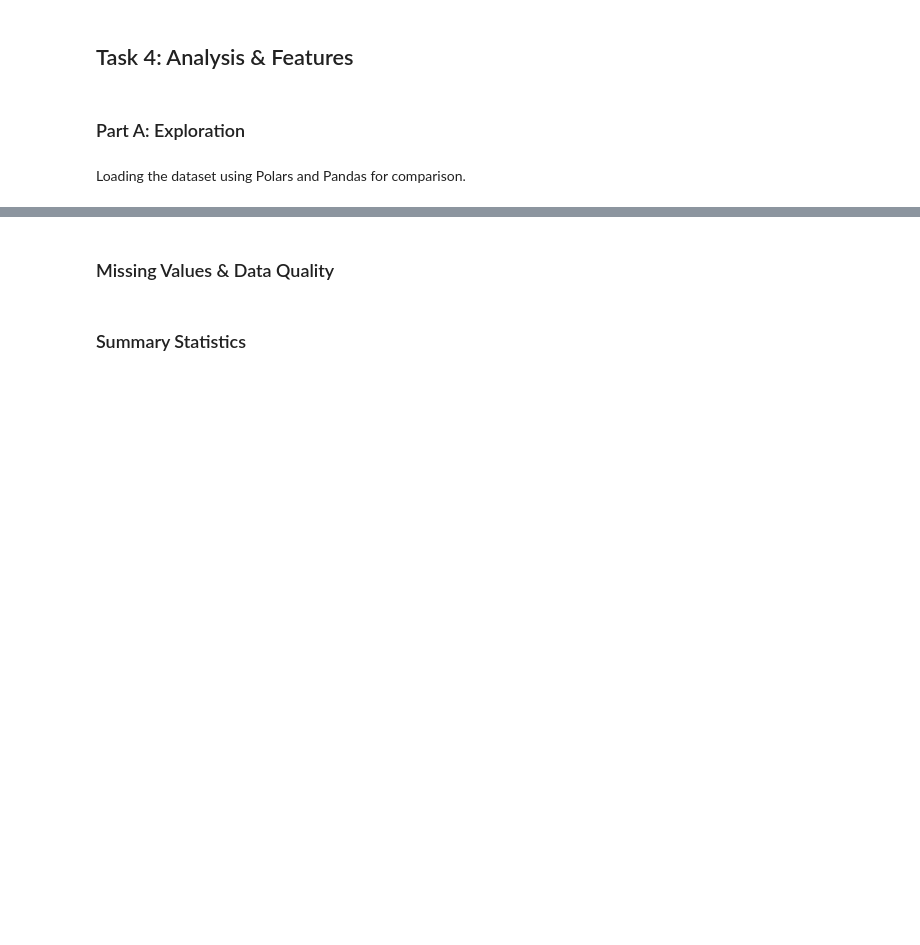
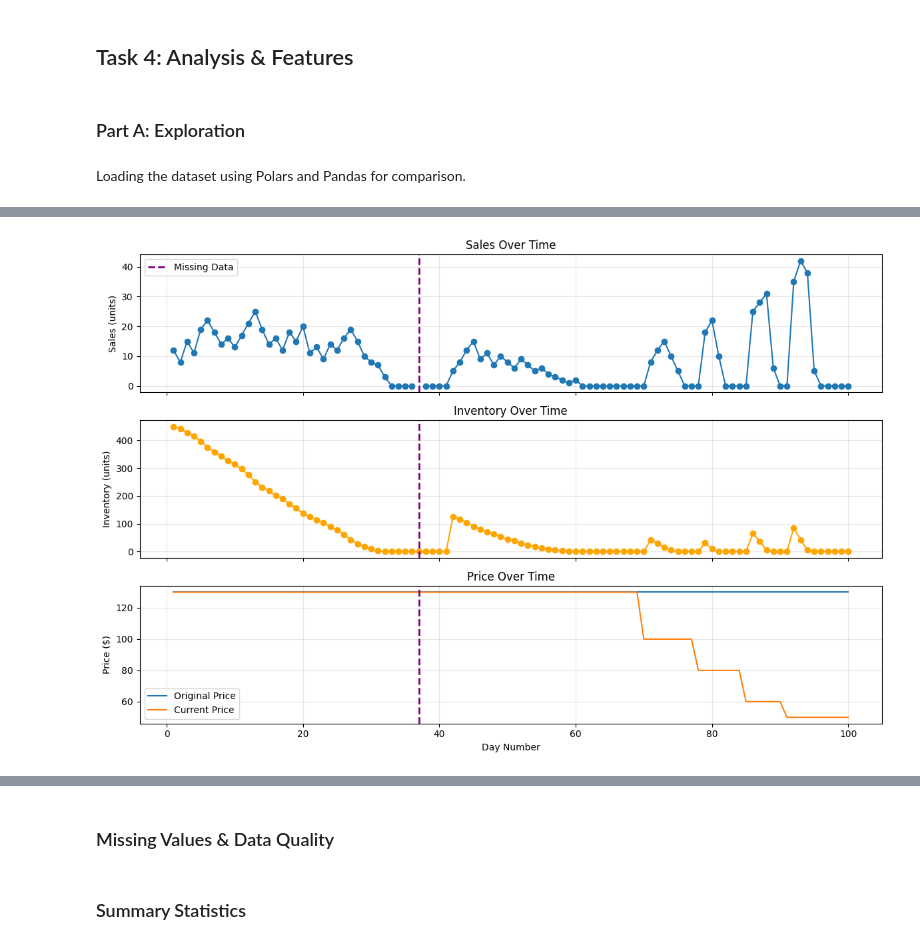
Before and after one commit to dany-stefan/jesta_workspace, a Jupyter notebook: dany_stefan_ml_assessment/tmp_answers_part2.ipynb, the cells around one changed output, grey strips where cells are left out. Drawn from its saved outputs; the diff is of its cells as text; code cells hidden in the pictures; blank space fills up the shorter version.

Commit message:
visualize 3 charts and explain

```diff
--- a/dany_stefan_ml_assessment/tmp_answers_part2.ipynb
+++ b/dany_stefan_ml_assessment/tmp_answers_part2.ipynb
@@ -38,6 +38,11 @@ import numpy as np
 from pathlib import Path
 import matplotlib.pyplot as plt
 import seaborn as sns
+from datetime import datetime
+
+# Set display options
+pl.Config.set_tbl_rows(20)
+# pd.set_option('display.max_rows', 20)  # Pandas
 
 print(f"Polars version: {pl.__version__}")
 print("Setup complete!")
@@ -57,33 +150,46 @@ df.head()
 # %%
-# Plot sales and inventory over time
+# Plot sales and inventory over time using day_number on x-axis
 fig, axes = plt.subplots(3, 1, figsize=(12, 8), sharex=True)
 
-# Convert to pandas for plotting (Polars -> Pandas conversion)
+# Convert to pandas for plotting (Polars -> Pandas conversion) (Polars doesn’t provide direct matplotlib plotting helpers)
 df_pd = df.to_pandas()
 
+# Find the day with null sales value
+null_sales_day = df_pd[df_pd['sales'].isna()]['day_number'].values
+if len(null_sales_day) > 0:
+    null_day = null_sales_day[0]
+    print(f"Warning: Found null sales value on Day {null_day}")
+else:
+    null_day = None
+
 # Sales
-axes[0].plot(df_pd['date'], df_pd['sales'], marker='o', linewidth=1.5)
+axes[0].plot(df_pd['day_number'], df_pd['sales'], marker='o', linewidth=1.5)
 axes[0].set_ylabel('Sales (units)')
 axes[0].set_title('Sales Over Time')
 axes[0].grid(alpha=0.3)
-axes[0].axvspan(df_pd['date'].iloc[40], df_pd['date'].iloc[50], alpha=0.2, color='red', label='Stockout')
+if null_day is not None:
+    axes[0].axvline(x=null_day, color='purple', linestyle='--', linewidth=2, label='Missing Data')
+axes[0].legend()
 
 # Inventory
-axes[1].plot(df_pd['date'], df_pd['inventory'], marker='o', linewidth=1.5, color='orange')
+axes[1].plot(df_pd['day_number'], df_pd['inventory'], marker='o', linewidth=1.5, color='orange')
 axes[1].set_ylabel('Inventory (units)')
 axes[1].set_title('Inventory Over Time')
 axes[1].grid(alpha=0.3)
-axes[1].axvspan(df_pd['date'].iloc[40], df_pd['date'].iloc[50], alpha=0.2, color='red')
+if null_day is not None:
+    axes[1].axvline(x=null_day, color='purple', linestyle='--', linewidth=2)
 
 # Price
-axes[2].plot(df_pd['date'], df_pd['original_price'], label='Original Price', linewidth=1.5)
-axes[2].plot(df_pd['date'], df_pd['current_price'], label='Current Price', linewidth=1.5)
+axes[2].plot(df_pd['day_number'], df_pd['original_price'], label='Original Price', linewidth=1.5)
+axes[2].plot(df_pd['day_number'], df_pd['current_price'], label='Current Price', linewidth=1.5)
 axes[2].set_ylabel('Price ($)')
-axes[2].set_xlabel('Date')
+axes[2].set_xlabel('Day Number')
 axes[2].set_title('Price Over Time')
 axes[2].legend()
 axes[2].grid(alpha=0.3)
-axes[2].axvspan(df_pd['date'].iloc[69], df_pd['date'].iloc[-1], alpha=0.2, color='green', label='Markdown')
+if null_day is not None:
+    axes[2].axvline(x=null_day, color='purple', linestyle='--', linewidth=2)
 
 plt.tight_layout()
 plt.show()
+# %% [output]
@@ -89,0 +197 @@ plt.show()
+[figure, added]
```
Also changed, not shown: parts of 8 cells of this notebook.
